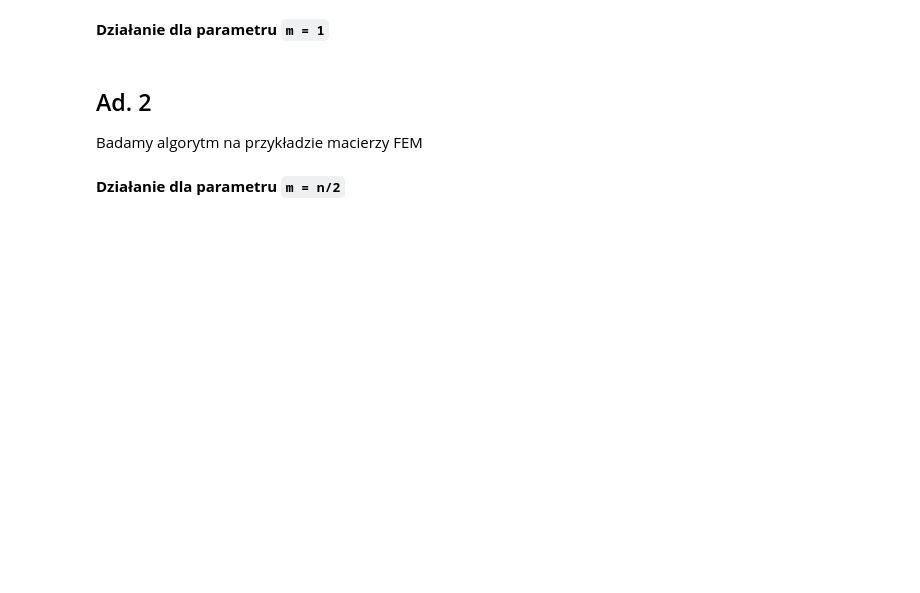
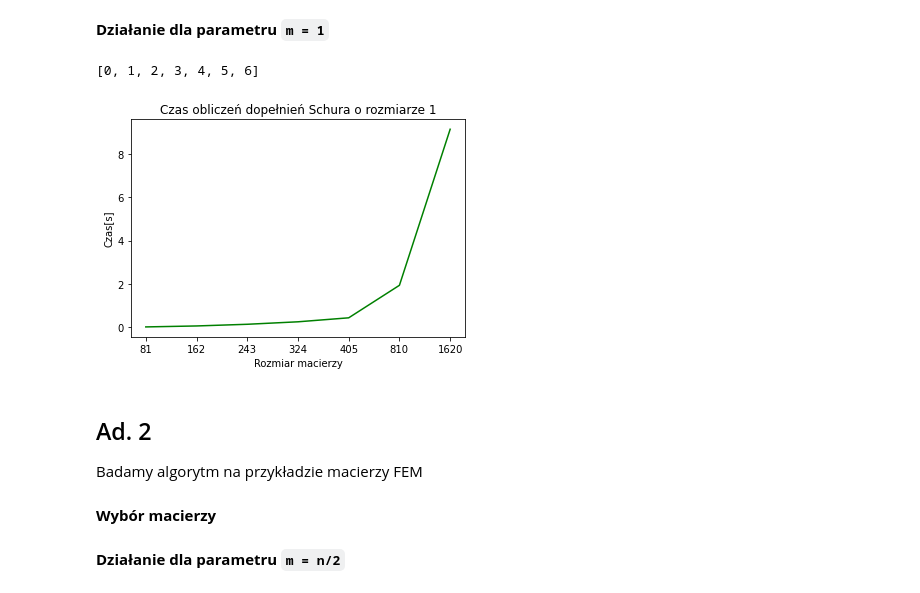
Before and after one commit to pkrucz00/alg_macierz, a Jupyter notebook: zadanie2/Zadanie 2.ipynb, the cells around one changed output. Cells and saved outputs as stored; diff of their text form; code cells hidden in the pictures; blank space fills up the shorter version.

```diff
--- a/zadanie2/Zadanie 2.ipynb
+++ b/zadanie2/Zadanie 2.ipynb
@@ -92,5 +116,11 @@ Badamy algorytm na przykładzie macierzy IGA
 # %% [markdown]
 **Działanie dla parametru `m = 1`**
+# %%
+times = get_schur_compliment_times_for_fem(m_single_fun)
+show_line_plot(qs, times, "Czas obliczeń dopełnień Schura o rozmiarze 1", "Rozmiar macierzy", "Czas[s]")
+# %% [output]
+[0, 1, 2, 3, 4, 5, 6]
+[figure, added]
 # %% [markdown]
 ## Ad. 2
 Badamy algorytm na przykładzie macierzy FEM
@@ -105,0 +127,2 @@ get_schur_compliment_times_for_fem = lambda m_fun: get_schur_compliment_times_wr
+# %% [markdown]
+**Wybór macierzy**
```
Also changed, not shown: parts of 12 cells of this notebook, 2 other files.
